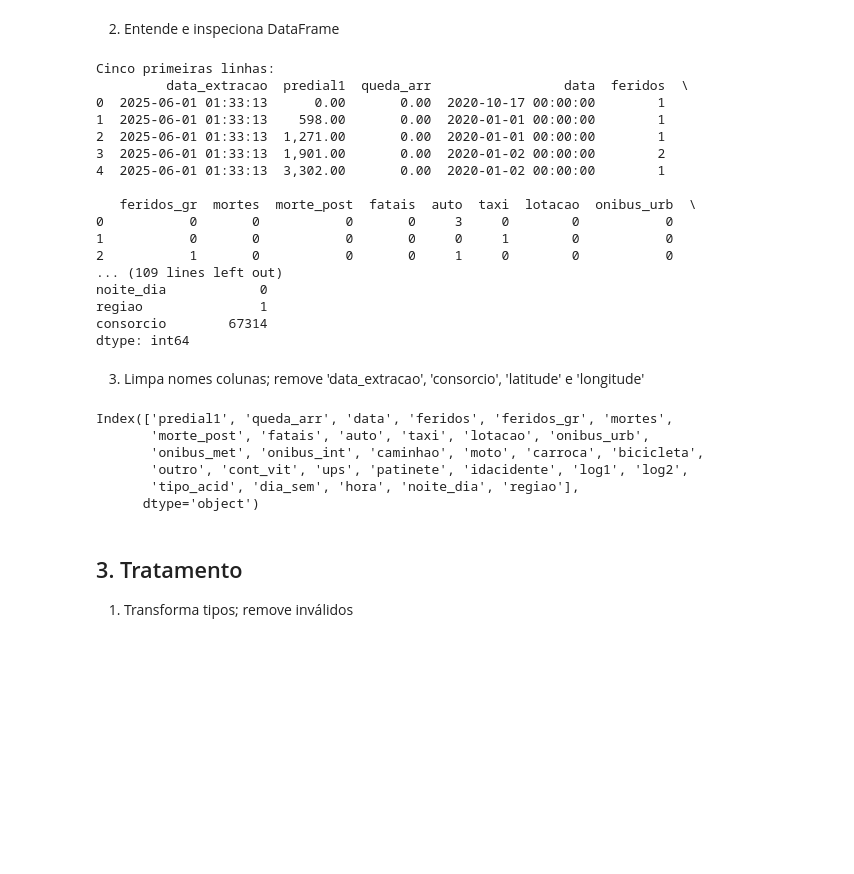
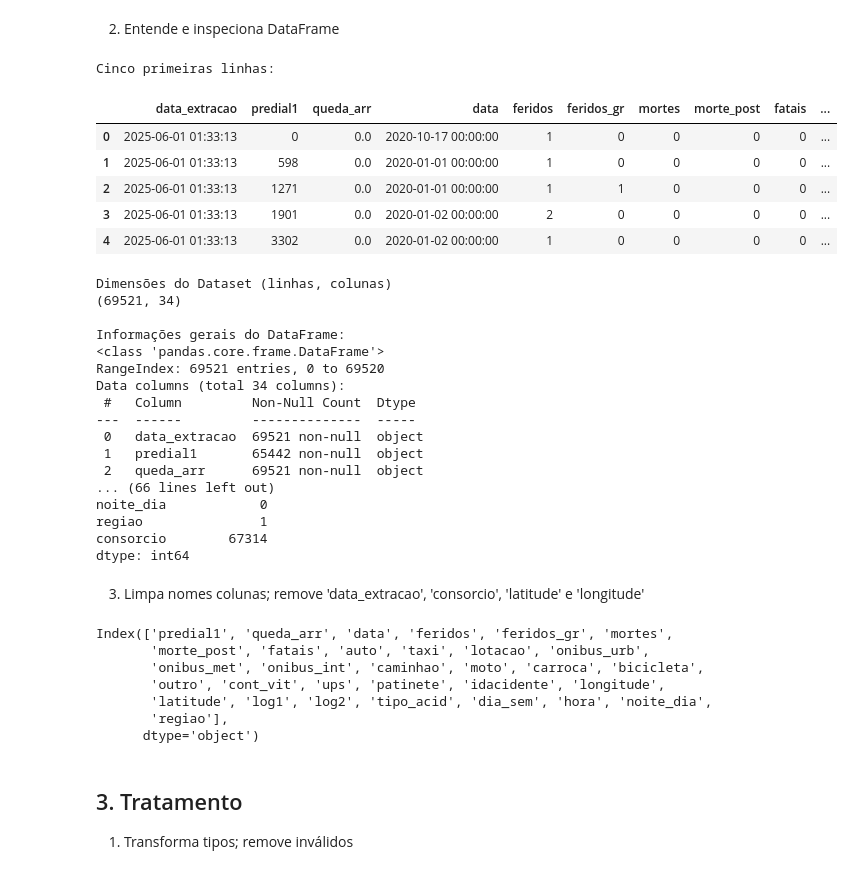
Before and after one commit to nandasiq/acidentes-poa, a Jupyter notebook: jupyter/01_exploracao.ipynb, the cells around one changed output. Cells and saved outputs as stored; diff of their text form; code cells hidden in the pictures; blank space fills up the shorter version.

```diff
--- a/jupyter/01_exploracao.ipynb
+++ b/jupyter/01_exploracao.ipynb
@@ -40,8 +41,14 @@ warnings.filterwarnings("ignore")
 caminho_dados = '../dados/primarios/acidentes.csv'
 
 try:
-    df = pd.read_csv(caminho_dados, sep=';', encoding='utf-8')
-    print("CSV original lido com sucesso!")
+    df = pd.read_csv(
+        caminho_dados,
+        sep=';',
+        encoding='utf-8',
+        low_memory=False,
+        dtype=str
+        )
+    print(f"CSV original lido com sucesso!")
 except FileNotFoundError:
     print(f"Erro: Arquivo '{caminho_dados}' não encontrado. Verifique o caminho.")
 except Exception as e:
@@ -53,45 +60,57 @@ CSV original lido com sucesso!
 # %%
 # Lista as cinco primeira linhas
 print("\nCinco primeiras linhas:")
-print(df.head())
+display(df.head())
 
 # Mostra o número de linhas e colunas
 print("\nDimensões do Dataset (linhas, colunas)")
 print(df.shape)
 
 # Mostra tipo de dados, valores não nulos
 print("\nInformações gerais do DataFrame:")
 df.info()
 
 # Conta valores ausentes por coluna
 print("\nContagem de Valores Ausentes por Coluna")
 print(df.isnull().sum())
 # %% [output]
 Cinco primeiras linhas:
-         data_extracao  predial1  queda_arr                 data  feridos  \
-0  2025-06-01 01:33:13      0.00       0.00  2020-10-17 00:00:00        1
-1  2025-06-01 01:33:13    598.00       0.00  2020-01-01 00:00:00        1
-2  2025-06-01 01:33:13  1,271.00       0.00  2020-01-01 00:00:00        1
-3  2025-06-01 01:33:13  1,901.00       0.00  2020-01-02 00:00:00        2
-4  2025-06-01 01:33:13  3,302.00       0.00  2020-01-02 00:00:00        1
-
-   feridos_gr  mortes  morte_post  fatais  auto  taxi  lotacao  onibus_urb  \
-0           0       0           0       0     3     0        0           0
-1           0       0           0       0     0     1        0           0
-2           1       0           0       0     1     0        0           0
-... (109 lines left out)
-noite_dia            0
-regiao               1
-consorcio        67314
-dtype: int64
+|  | data_extracao | predial1 | queda_arr | data | feridos | feridos_gr | mortes | morte_post | fatais | ... |
+| 0 | 2025-06-01 01:33:13 | 0 | 0.0 | 2020-10-17 00:00:00 | 1 | 0 | 0 | 0 | 0 | ... |
+| 1 | 2025-06-01 01:33:13 | 598 | 0.0 | 2020-01-01 00:00:00 | 1 | 0 | 0 | 0 | 0 | ... |
+| 2 | 2025-06-01 01:33:13 | 1271 | 0.0 | 2020-01-01 00:00:00 | 1 | 1 | 0 | 0 | 0 | ... |
+| 3 | 2025-06-01 01:33:13 | 1901 | 0.0 | 2020-01-02 00:00:00 | 2 | 0 | 0 | 0 | 0 | ... |
+| 4 | 2025-06-01 01:33:13 | 3302 | 0.0 | 2020-01-02 00:00:00 | 1 | 0 | 0 | 0 | 0 | ... |
+Dimensões do Dataset (linhas, colunas)
+(69521, 34)
+
+Informações gerais do DataFrame:
+<class 'pandas.core.frame.DataFrame'>
+RangeIndex: 69521 entries, 0 to 69520
+Data columns (total 34 columns):
+ #   Column         Non-Null Count  Dtype
+---  ------         --------------  -----
+ 0   data_extracao  69521 non-null  object
+ 1   predial1       65442 non-null  object
+ 2   queda_arr      69521 non-null  object
+... (66 lines left out)
+noite_dia            0
+regiao               1
+consorcio        67314
+dtype: int64
 # %% [markdown]
 3) Limpa nomes colunas; remove 'data_extracao', 'consorcio', 'latitude' e 'longitude'
 # %%
-# Remove espaços em branco no início/fim dos nomes das colunas (boa prática)
-df.columns = df.columns.str.strip()
+# Remove espaços em branco no início/fim dos nomes, deixa no estilo Snake das colunas (boa prática)
+df.columns = (
+    df.columns
+    .str.strip()
+    .str.lower()
+    .str.replace(" ", "_")
+)
 
 # Remove colunas não utilizadas
-df = df.drop(columns=['data_extracao', 'consorcio', 'latitude', 'longitude'], errors='ignore')
+df = df.drop(columns=['data_extracao', 'consorcio'], errors='ignore')
 
 # Lista nome de colunas
 print(df.columns)
@@ -99,8 +118,9 @@ print(df.columns)
 Index(['predial1', 'queda_arr', 'data', 'feridos', 'feridos_gr', 'mortes',
        'morte_post', 'fatais', 'auto', 'taxi', 'lotacao', 'onibus_urb',
        'onibus_met', 'onibus_int', 'caminhao', 'moto', 'carroca', 'bicicleta',
-       'outro', 'cont_vit', 'ups', 'patinete', 'idacidente', 'log1', 'log2',
-       'tipo_acid', 'dia_sem', 'hora', 'noite_dia', 'regiao'],
+       'outro', 'cont_vit', 'ups', 'patinete', 'idacidente', 'longitude',
+       'latitude', 'log1', 'log2', 'tipo_acid', 'dia_sem', 'hora', 'noite_dia',
+       'regiao'],
       dtype='object')
 # %% [markdown]
 ## 3. Tratamento
```
Also changed, not shown: parts of 6 cells of this notebook, 1 other file.
